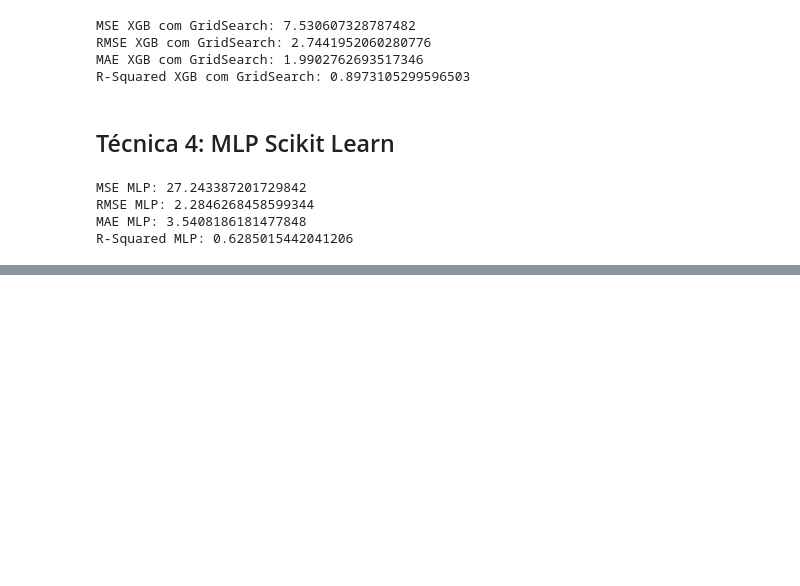
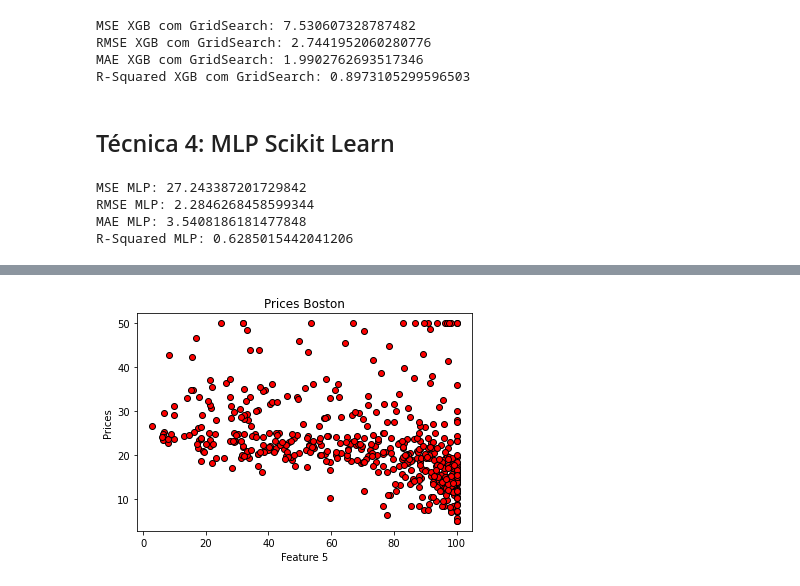
Before and after one commit to gianIucca/precificacao-casas-boston, a Jupyter notebook: Precificação das casas em Boston.ipynb, the cells around one changed output, grey strips where cells are left out. Drawn from its saved outputs; the diff is of its cells as text; code cells hidden in the pictures; blank space fills up the shorter version.

```diff
--- a/Precificação das casas em Boston.ipynb
+++ b/Precificação das casas em Boston.ipynb
@@ -216,0 +225,8 @@ R-Squared MLP: 0.6285015442041206
+# %%
+plt.scatter(X[:, 6], y, edgecolors='k', c=['r'])
+plt.xlabel('Feature 5')
+plt.ylabel('Prices')
+plt.title('Prices Boston')
+plt.show()
+# %% [output]
+[figure, added]
```
Also changed, not shown: parts of 1 cell of this notebook.
